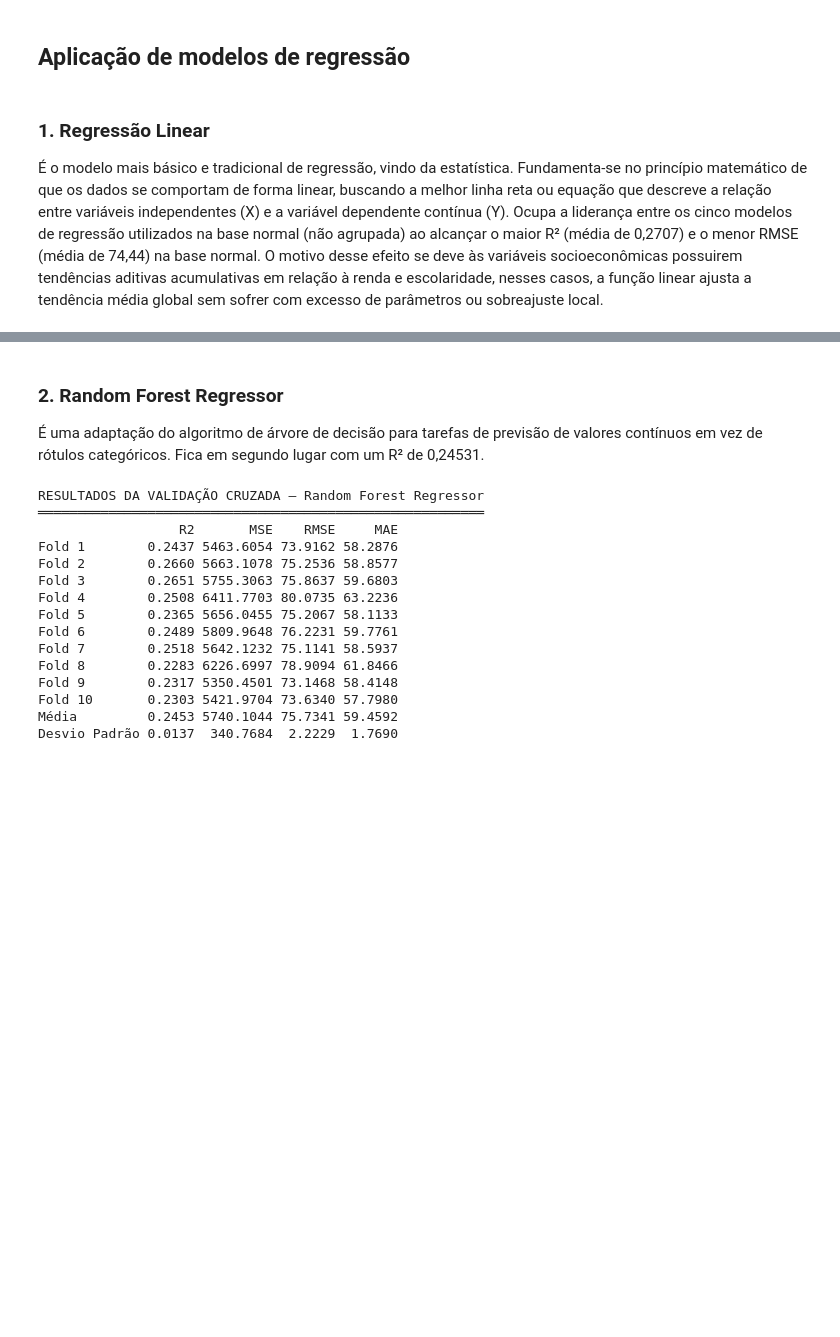
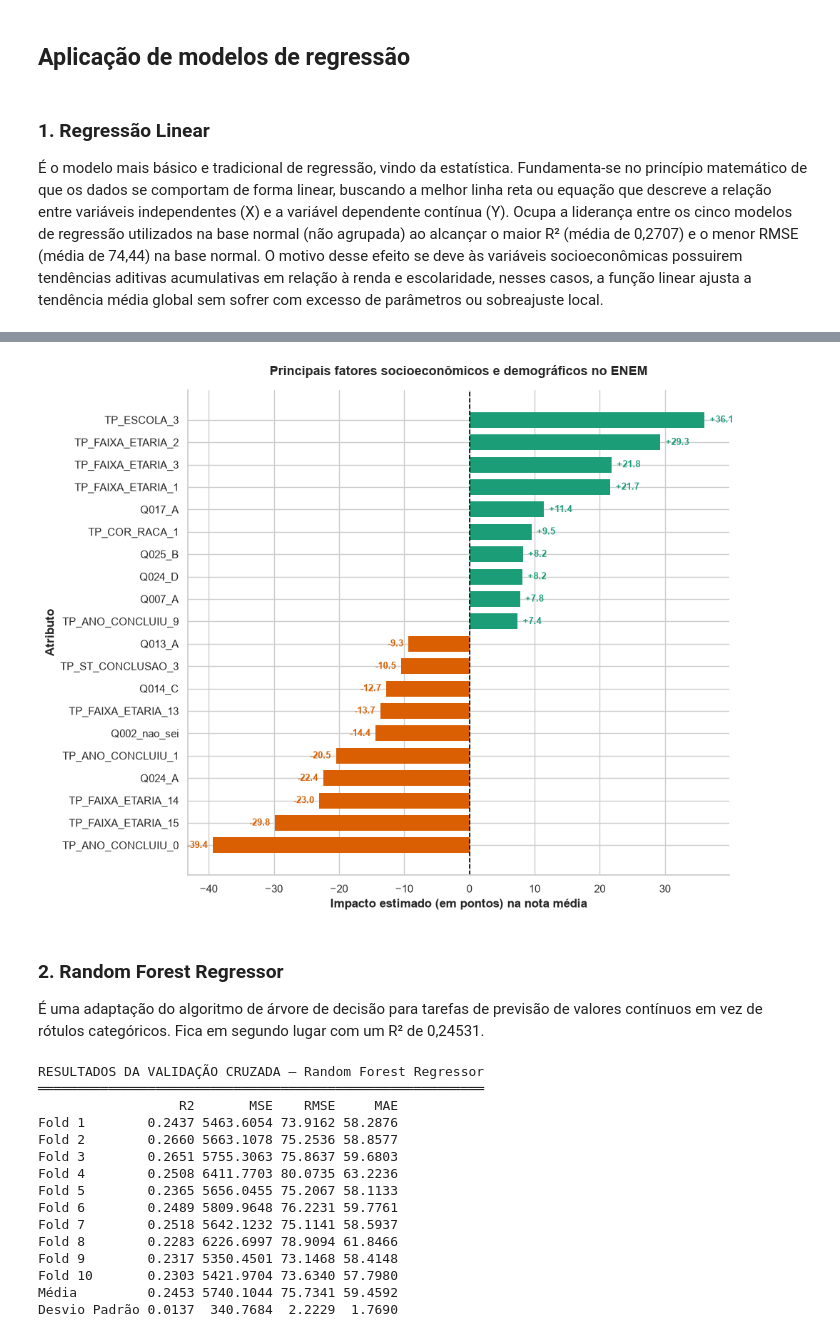
Before and after one commit to mvs105/TESI1-2026.1, a Jupyter notebook: regressao_enem_acre.ipynb, the cells around one changed output, grey strips where cells are left out. Cells and saved outputs as stored; diff of their text form; code cells hidden in the pictures; blank space fills up the shorter version.

Commit message:
feat: implementa Regressão Lasso

```diff
--- a/regressao_enem_acre.ipynb
+++ b/regressao_enem_acre.ipynb
@@ -113,3 +113,14 @@ Fold 9        0.2471 5242.7323 72.4067 57.3440
 Fold 10       0.2649 5178.0994 71.9590 56.3057
 Média         0.2707 5545.9553 74.4443 58.3988
 Desvio Padrão 0.0157  316.2220  2.1077  1.7408
+# %%
+# Exemplo com Lasso para ver seleção de atributos
+modelo_lasso = Lasso(alpha=0.1)
+X_train_imputado = SimpleImputer(
+    strategy="median",
+    keep_empty_features=True,
+).fit_transform(X_train)
+modelo_lasso.fit(X_train_imputado, y_train)
+
+coeficientes = pd.DataFrame({ 'Atributo': X_train.columns, 'Coeficiente': modelo_lasso.coef_ }).sort_values(by='Coeficiente', key=abs, ascending=False)
+print(coeficientes)
@@ -116,3 +142,59 @@ Desvio Padrão 0.0157  316.2220  2.1077  1.7408
+# %%
+df_coefs = pd.DataFrame(
+    {"Atributo": X_train.columns, "Coeficiente": modelo_lasso.coef_}
+)
+
+df_coefs = df_coefs[df_coefs["Coeficiente"] != 0]
+top_positivos = df_coefs.sort_values(by="Coeficiente", ascending=False).head(10)
+top_negativos = df_coefs.sort_values(by="Coeficiente", ascending=True).head(10)
+df_top20 = pd.concat([top_positivos, top_negativos]).sort_values(by="Coeficiente", ascending=True )
+
+plt.figure(figsize=(10, 8))
+sns.set_theme(style="whitegrid")
+cores = ["#d95f02" if x < 0 else "#1b9e77" for x in df_top20["Coeficiente"]]
+
+bars = plt.barh(
+    df_top20["Atributo"],
+    df_top20["Coeficiente"],
+    color=cores,
+    edgecolor="none",
+    height=0.7,
+)
+
+plt.axvline(0, color="black", linewidth=1.2, linestyle="--")
+
+for bar in bars:
+    width = bar.get_width()
+    if width > 0:
+        plt.text(
+            width + 0.8,
+            bar.get_y() + bar.get_height() / 2,
+            f"+{width:.1f}",
+            va="center",
+            ha="left",
+            fontsize=9,
+            fontweight="bold",
+            color="#1b9e77",
+        )
+    else:
+        plt.text(
+            width - 0.8,
+            bar.get_y() + bar.get_height() / 2,
+            f"{width:.1f}",
+            va="center",
+            ha="right",
+            fontsize=9,
+            fontweight="bold",
+            color="#d95f02",
+        )
+plt.title( "Principais fatores socioeconômicos e demográficos no ENEM", fontsize=13, fontweight="bold", pad=15, )
+plt.xlabel("Impacto estimado (em pontos) na nota média", fontweight="bold")
+plt.ylabel("Atributo", fontweight="bold")
+sns.despine(top=True, right=True)
+plt.tight_layout()
+plt.show()
+# %% [output]
+[figure, added]
 # %% [markdown]
 ### 2. Random Forest Regressor
 
```
Also changed, not shown: parts of 10 cells of this notebook.
